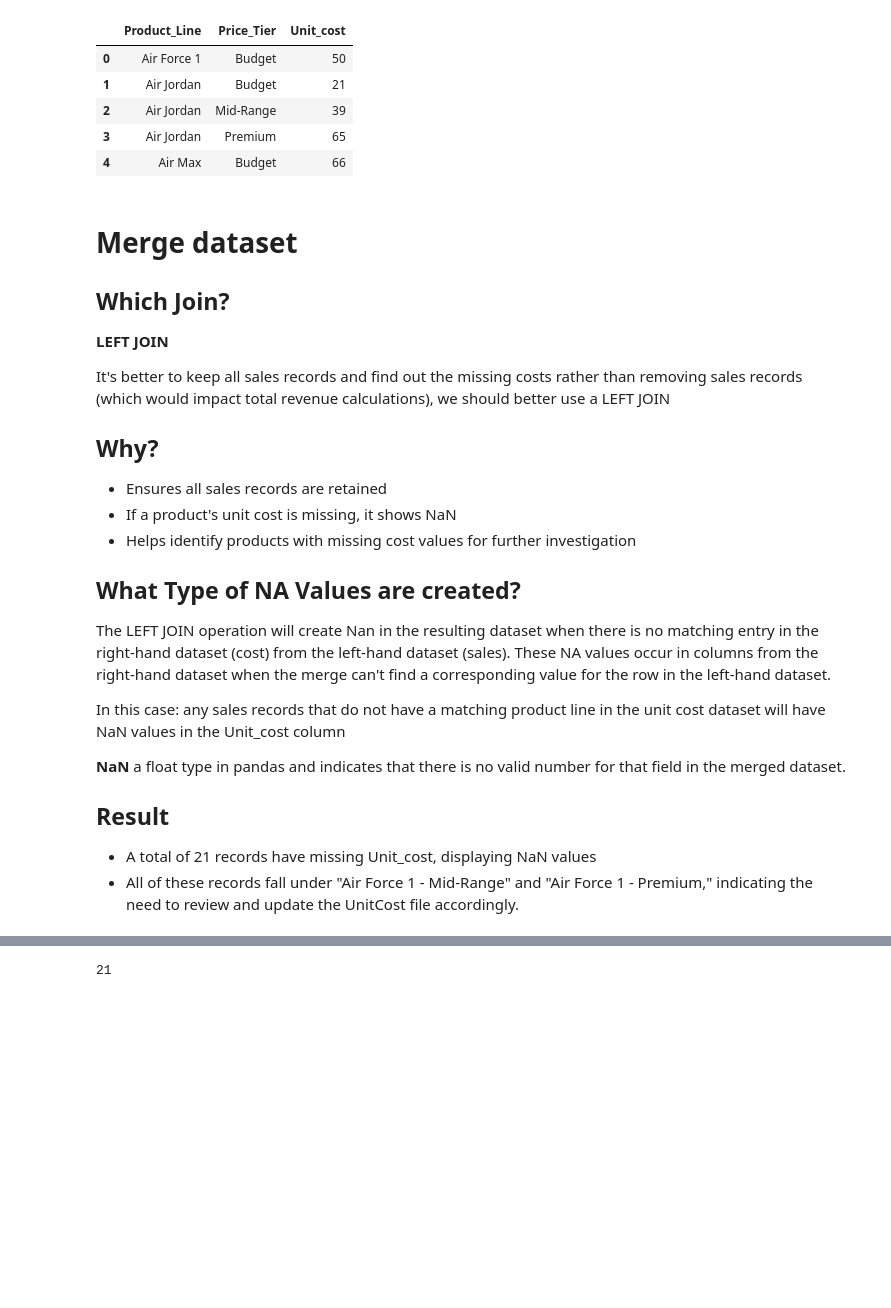
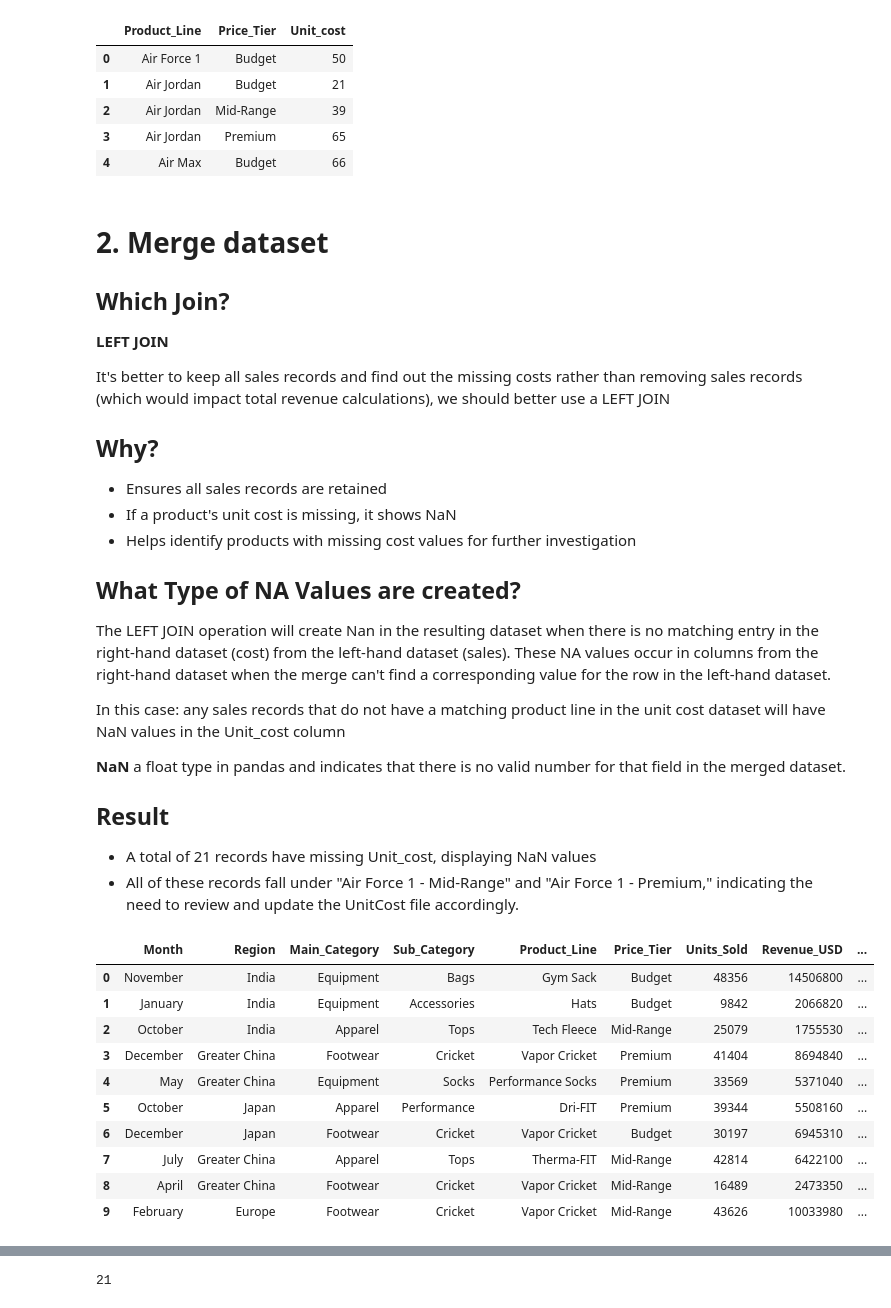
Before and after one commit to kchan450/Assignment3, a Jupyter notebook: Script/Assignment5_0220.ipynb, the cells around one changed output, grey strips where cells are left out. Cells and saved outputs as stored; diff of their text form; code cells hidden in the pictures; blank space fills up the shorter version.

```diff
--- a/Script/Assignment5_0220.ipynb
+++ b/Script/Assignment5_0220.ipynb
@@ -144,7 +153,7 @@ cost.head(5)
 | 3 | Air Jordan | Premium | 65 |
 | 4 | Air Max | Budget | 66 |
 # %% [markdown]
-# **Merge dataset**
+# **2. Merge dataset**
 
 ## Which Join?
 **LEFT JOIN**
@@ -173,3 +182,18 @@ In this case: any sales records that do not have a matching product line in the
 
 # Perform a LEFT JOIN on Product_Line and Price_Tier
 new = pd.merge(sales, cost, how = 'left', on=["Product_Line", "Price_Tier"])
+# %%
+## display the first 10 merged records
+new.head(10)
+# %% [output]
+|  | Month | Region | Main_Category | Sub_Category | Product_Line | Price_Tier | Units_Sold | Revenue_USD | ... |
+| 0 | November | India | Equipment | Bags | Gym Sack | Budget | 48356 | 14506800 | ... |
+| 1 | January | India | Equipment | Accessories | Hats | Budget | 9842 | 2066820 | ... |
+| 2 | October | India | Apparel | Tops | Tech Fleece | Mid-Range | 25079 | 1755530 | ... |
+| 3 | December | Greater China | Footwear | Cricket | Vapor Cricket | Premium | 41404 | 8694840 | ... |
+| 4 | May | Greater China | Equipment | Socks | Performance Socks | Premium | 33569 | 5371040 | ... |
+| 5 | October | Japan | Apparel | Performance | Dri-FIT | Premium | 39344 | 5508160 | ... |
+| 6 | December | Japan | Footwear | Cricket | Vapor Cricket | Budget | 30197 | 6945310 | ... |
+| 7 | July | Greater China | Apparel | Tops | Therma-FIT | Mid-Range | 42814 | 6422100 | ... |
+| 8 | April | Greater China | Footwear | Cricket | Vapor Cricket | Mid-Range | 16489 | 2473350 | ... |
+| 9 | February | Europe | Footwear | Cricket | Vapor Cricket | Mid-Range | 43626 | 10033980 | ... |
```
Also changed, not shown: parts of 16 cells of this notebook.
